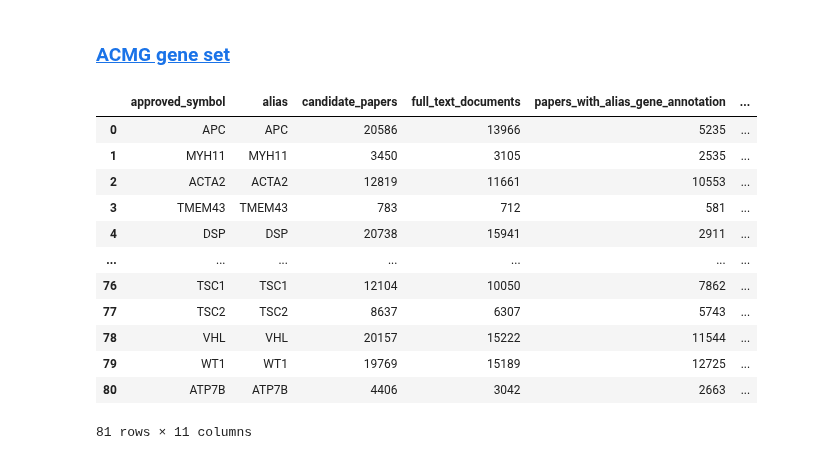
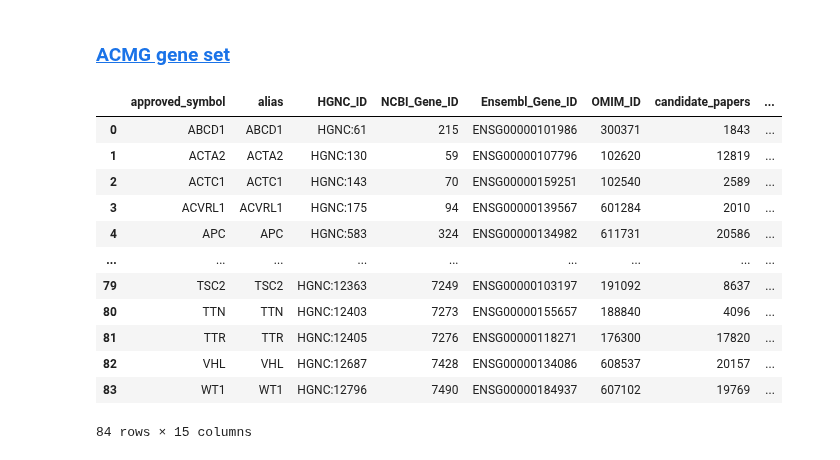
Before and after one commit to cancervariants/gene-jar-analysis, a Jupyter notebook: analysis/gene_ids_in_lit/gene_ids_in_lit.ipynb, the cells around one changed output. Drawn from its saved outputs; the diff is of its cells as text; code cells hidden in the pictures.

Commit message:
need to add three more genes from the most recent publication that has 84 instead of 81

```diff
--- a/analysis/gene_ids_in_lit/gene_ids_in_lit.ipynb
+++ b/analysis/gene_ids_in_lit/gene_ids_in_lit.ipynb
@@ -595,16 +677,0 @@ summary_df = pd.read_csv(
-# %%
-summary_df
-# %% [output]
-|  | approved_symbol | alias | candidate_papers | full_text_documents | papers_with_alias_gene_annotation | ... |
-| 0 | APC | APC | 20586 | 13966 | 5235 | ... |
-| 1 | MYH11 | MYH11 | 3450 | 3105 | 2535 | ... |
-| 2 | ACTA2 | ACTA2 | 12819 | 11661 | 10553 | ... |
-| 3 | TMEM43 | TMEM43 | 783 | 712 | 581 | ... |
-| 4 | DSP | DSP | 20738 | 15941 | 2911 | ... |
-| ... | ... | ... | ... | ... | ... | ... |
-| 76 | TSC1 | TSC1 | 12104 | 10050 | 7862 | ... |
-| 77 | TSC2 | TSC2 | 8637 | 6307 | 5743 | ... |
-| 78 | VHL | VHL | 20157 | 15222 | 11544 | ... |
-| 79 | WT1 | WT1 | 19769 | 15189 | 12725 | ... |
-| 80 | ATP7B | ATP7B | 4406 | 3042 | 2663 | ... |
-81 rows × 11 columns
@@ -610,0 +681,58 @@ summary_df
+# %%
+summary_rows = []
+
+for symbol, result in all_results.items():
+    pair = result["pair"]
+
+    row = {
+        "approved_symbol": symbol,
+        "alias": pair.alias,
+        "HGNC_ID": pair.hgnc_id,
+        "NCBI_Gene_ID": pair.ncbi_gene_id,
+        "Ensembl_Gene_ID": pair.ensembl_gene_id,
+        "OMIM_ID": pair.omim_id,
+        "candidate_papers":
+            result["candidate_papers"],
+        "full_text_documents":
+            result["processed_documents"],
+        "papers_with_alias_gene_annotation":
+            result["denominator"],
+        "papers_with_identifier":
+            result["numerator"],
+        "percentage_with_identifier":
+            result["percentage"],
+    }
+
+    for namespace, pmids in (
+        result["papers_by_namespace"].items()
+    ):
+        row[f"{namespace}_paper_count"] = len(pmids)
+
+    summary_rows.append(row)
+
+summary_df = (
+    pd.DataFrame(summary_rows)
+    .sort_values(["alias", "approved_symbol"])
+    .reset_index(drop=True)
+)
+
+summary_df.to_csv(
+    "output/all_results_summary.csv",
+    index=False,
+)
+
+summary_df
+# %% [output]
+|  | approved_symbol | alias | HGNC_ID | NCBI_Gene_ID | Ensembl_Gene_ID | OMIM_ID | candidate_papers | ... |
+| 0 | ABCD1 | ABCD1 | HGNC:61 | 215 | ENSG00000101986 | 300371 | 1843 | ... |
+| 1 | ACTA2 | ACTA2 | HGNC:130 | 59 | ENSG00000107796 | 102620 | 12819 | ... |
+| 2 | ACTC1 | ACTC1 | HGNC:143 | 70 | ENSG00000159251 | 102540 | 2589 | ... |
+| 3 | ACVRL1 | ACVRL1 | HGNC:175 | 94 | ENSG00000139567 | 601284 | 2010 | ... |
+| 4 | APC | APC | HGNC:583 | 324 | ENSG00000134982 | 611731 | 20586 | ... |
+| ... | ... | ... | ... | ... | ... | ... | ... | ... |
+| 79 | TSC2 | TSC2 | HGNC:12363 | 7249 | ENSG00000103197 | 191092 | 8637 | ... |
+| 80 | TTN | TTN | HGNC:12403 | 7273 | ENSG00000155657 | 188840 | 4096 | ... |
+| 81 | TTR | TTR | HGNC:12405 | 7276 | ENSG00000118271 | 176300 | 17820 | ... |
+| 82 | VHL | VHL | HGNC:12687 | 7428 | ENSG00000134086 | 608537 | 20157 | ... |
+| 83 | WT1 | WT1 | HGNC:12796 | 7490 | ENSG00000184937 | 607102 | 19769 | ... |
+84 rows × 15 columns
```
Also changed, not shown: parts of 8 cells of this notebook, 13 other files.
